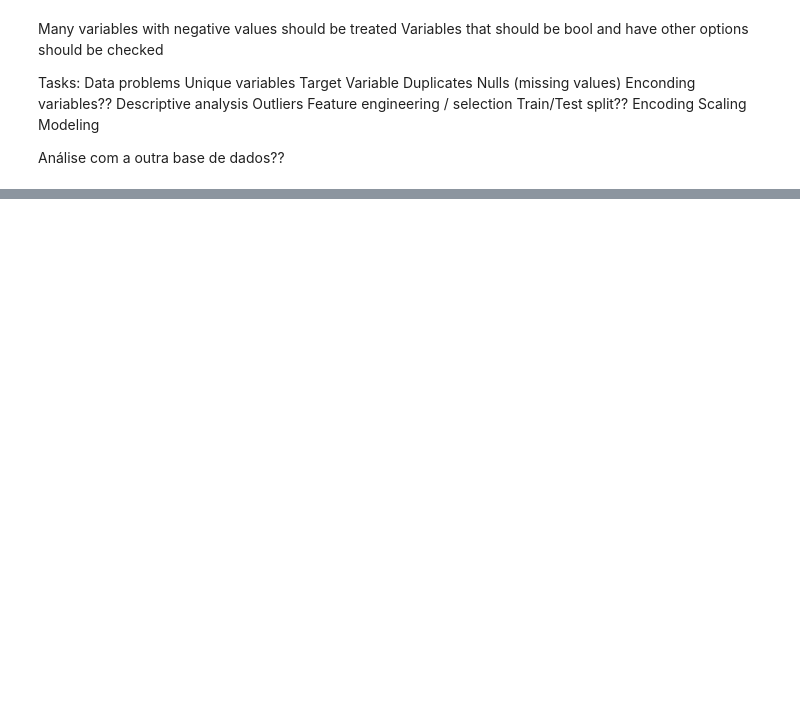
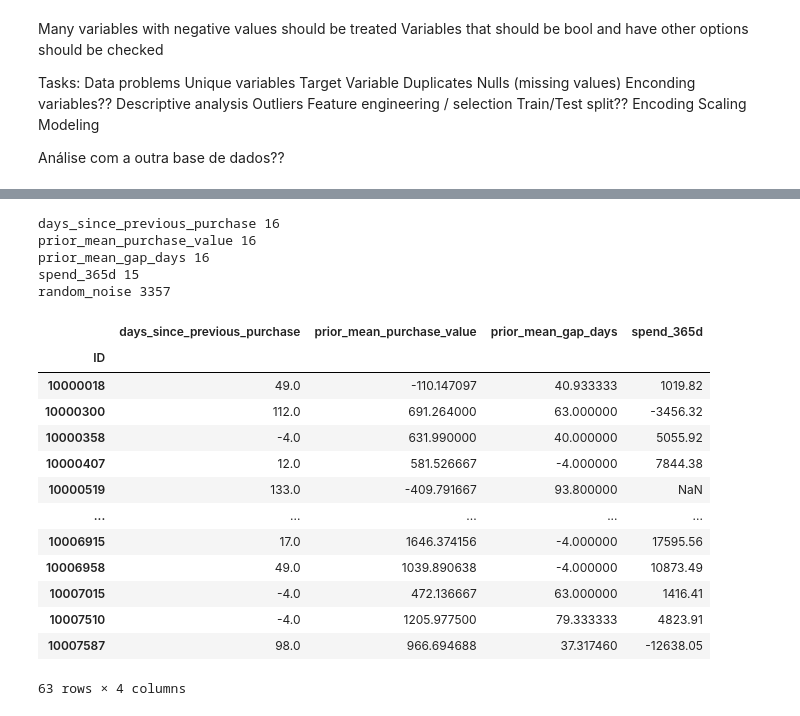
Before and after one commit to jxbarbosax/Machine-Learning, a Jupyter notebook: Data_Exploration.ipynb, the cells around one changed output, grey strips where cells are left out. Drawn from its saved outputs; the diff is of its cells as text; code cells hidden in the pictures; blank space fills up the shorter version.

```diff
--- a/Data_Exploration.ipynb
+++ b/Data_Exploration.ipynb
@@ -115,0 +206,13 @@ dtype: int64
+# %%
+variaveis_com_negativos = [
+    coluna for coluna in numericas
+    if (bd[coluna] < 0).any()
+]
+for coluna in variaveis_com_negativos:
+    print(coluna, (bd[coluna] < 0).sum())
+# %% [output]
+days_since_previous_purchase 16
+prior_mean_purchase_value 16
+prior_mean_gap_days 16
+spend_365d 15
+random_noise 3357
@@ -115,0 +222,17 @@ dtype: int64
+# %%
+bd.loc[(bd[variaveis_negocio_neg] < 0).any(axis=1), variaveis_negocio_neg]
+# %% [output]
+|  | days_since_previous_purchase | prior_mean_purchase_value | prior_mean_gap_days | spend_365d |
+| ID |  |  |  |  |
+| 10000018 | 49.0 | -110.147097 | 40.933333 | 1019.82 |
+| 10000300 | 112.0 | 691.264000 | 63.000000 | -3456.32 |
+| 10000358 | -4.0 | 631.990000 | 40.000000 | 5055.92 |
+| 10000407 | 12.0 | 581.526667 | -4.000000 | 7844.38 |
+| 10000519 | 133.0 | -409.791667 | 93.800000 | NaN |
+| ... | ... | ... | ... | ... |
+| 10006915 | 17.0 | 1646.374156 | -4.000000 | 17595.56 |
+| 10006958 | 49.0 | 1039.890638 | -4.000000 | 10873.49 |
+| 10007015 | -4.0 | 472.136667 | 63.000000 | 1416.41 |
+| 10007510 | -4.0 | 1205.977500 | 79.333333 | 4823.91 |
+| 10007587 | 98.0 | 966.694688 | 37.317460 | -12638.05 |
+63 rows × 4 columns
```
Also changed, not shown: parts of 9 cells of this notebook.
